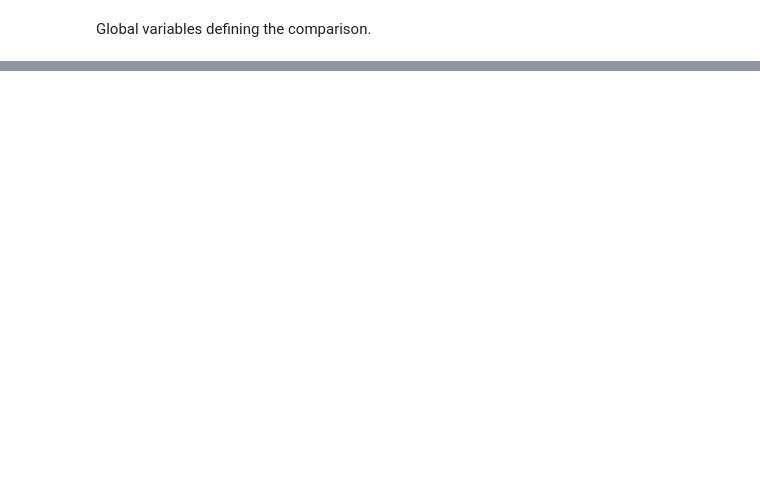
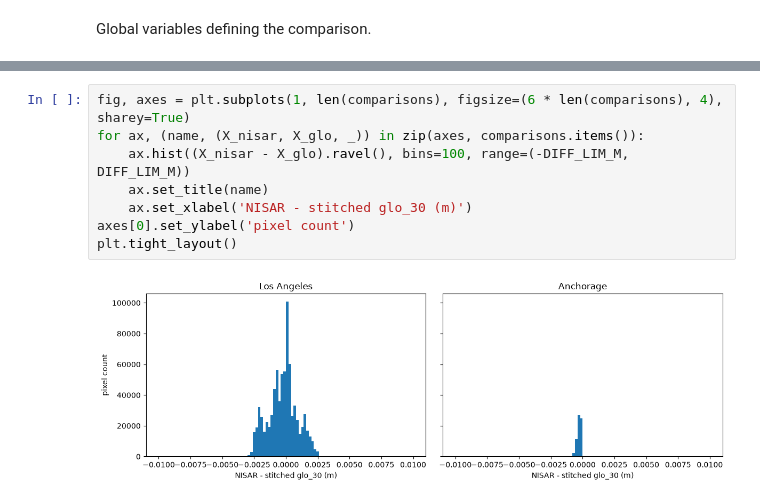
Before and after one commit to ACCESS-Cloud-Based-InSAR/dem-stitcher, a Jupyter notebook: notebooks/analysis_and_comparison/2_Comparison_with_NISAR_DEM.ipynb, the cells around one changed output, grey strips where cells are left out. Saved outputs shown, nothing was run; the diff lists cells and outputs as text; blank space fills up the shorter version.

```diff
--- a/notebooks/analysis_and_comparison/2_Comparison_with_NISAR_DEM.ipynb
+++ b/notebooks/analysis_and_comparison/2_Comparison_with_NISAR_DEM.ipynb
@@ -54,0 +71,10 @@ Text(0, 0.5, 'pixel count')
+# %%
+fig, axes = plt.subplots(1, len(comparisons), figsize=(6 * len(comparisons), 4), sharey=True)
+for ax, (name, (X_nisar, X_glo, _)) in zip(axes, comparisons.items()):
+    ax.hist((X_nisar - X_glo).ravel(), bins=100, range=(-DIFF_LIM_M, DIFF_LIM_M))
+    ax.set_title(name)
+    ax.set_xlabel('NISAR - stitched glo_30 (m)')
+axes[0].set_ylabel('pixel count')
+plt.tight_layout()
+# %% [output]
+[figure, added]
```
Also changed, not shown: parts of 12 cells of this notebook, 14 other files.
